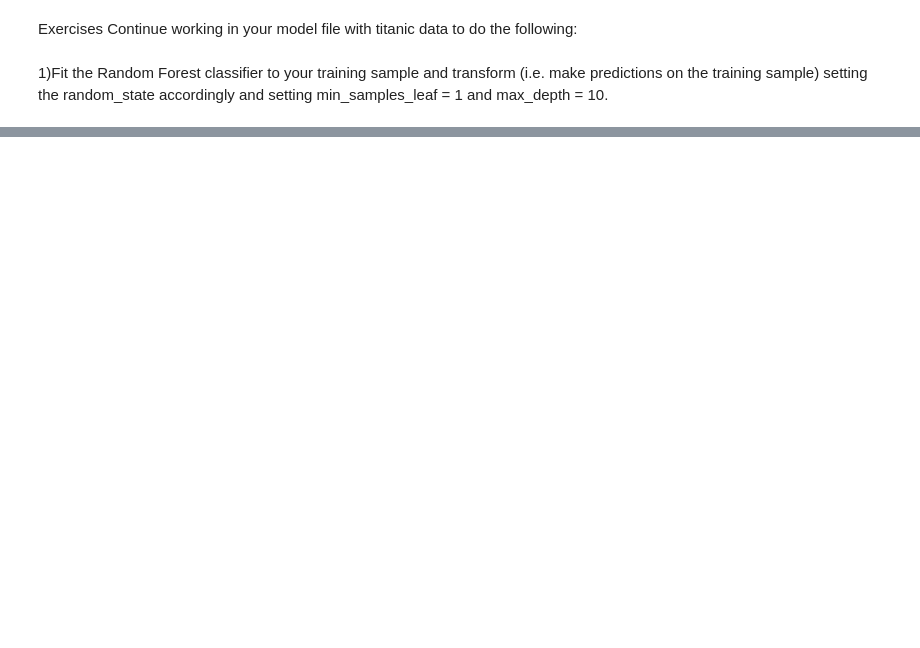
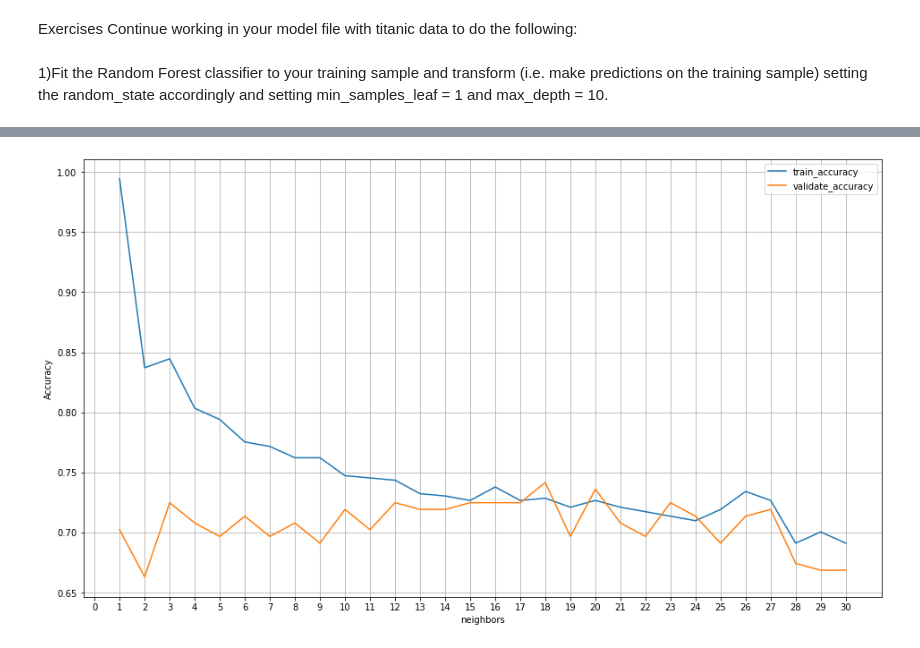
Before and after one commit to joe-bennett/classification-exercises, a Jupyter notebook: model.ipynb, the cells around one changed output, grey strips where cells are left out. Drawn from its saved outputs; the diff is of its cells as text; code cells hidden in the pictures; blank space fills up the shorter version.

```diff
--- a/model.ipynb
+++ b/model.ipynb
@@ -202,0 +494,4 @@ titanic_db
+# %%
+knn=KNeighborsClassifier(n_neighbors=10)
+# %%
+knn.fit(X_train,y_train)
@@ -202,0 +635,24 @@ titanic_db
+# %%
+models_acc = []
+
+for x in range(1,31):
+
+    #make it
+    knn = KNeighborsClassifier(n_neighbors=x)
+
+    #fit it
+    knn = knn.fit(X_train, y_train)
+
+#     predict it
+#     y_pred = knn.predict(X_train)
+#     y_pred_val = knn.predict(X_validate)
+
+    #score it
+    acc = knn.score(X_train, y_train)
+    acc_val = knn.score(X_validate, y_validate)
+
+    models_acc.append([x, acc, acc_val])
+# %%
+df_models = pd.DataFrame(models_acc, columns=['neighbors', 'train_accuracy',
+                                  'validate_accuracy'])
+df_models
@@ -202,0 +677,7 @@ titanic_db
+# %%
+df_models.set_index('neighbors').plot(figsize = (16,9))
+plt.ylabel('Accuracy')
+plt.xticks(np.arange(0,31,1))
+plt.grid()
+# %% [output]
+[figure, added]
```
Also changed, not shown: parts of 130 cells of this notebook, 1 other file.
